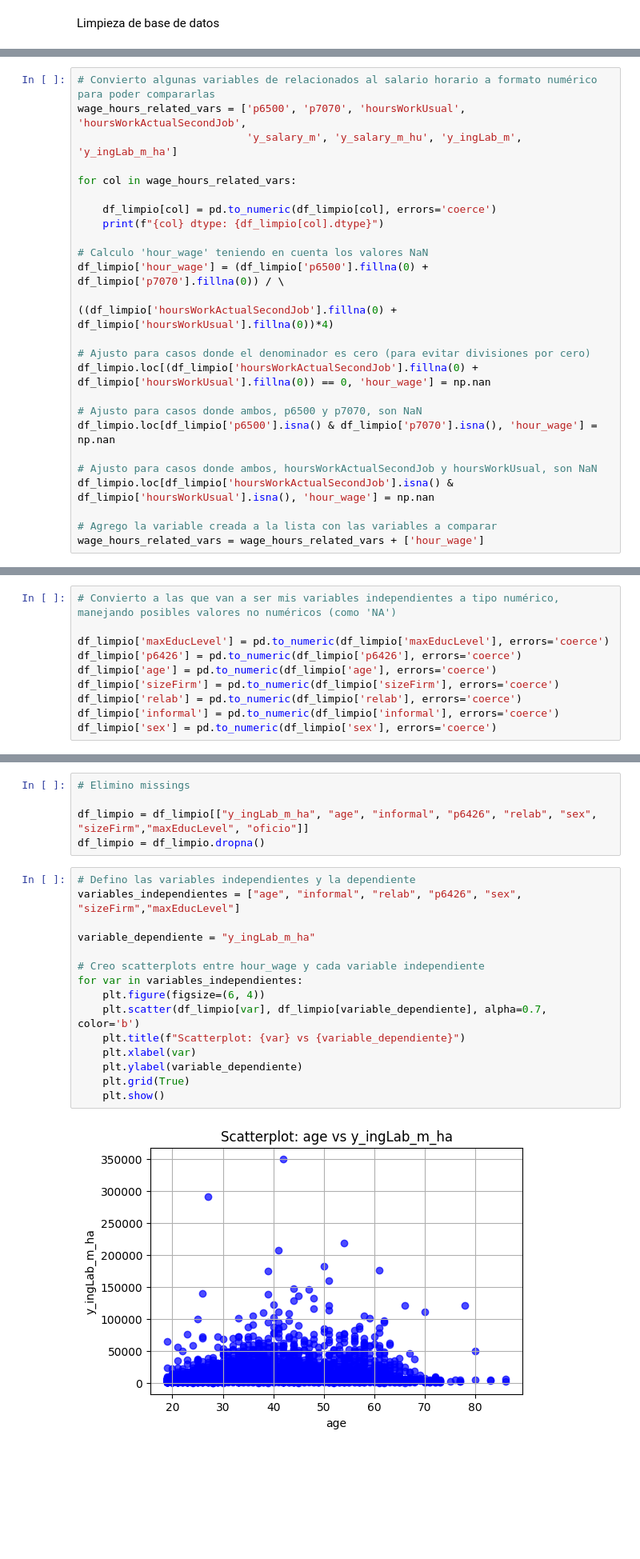
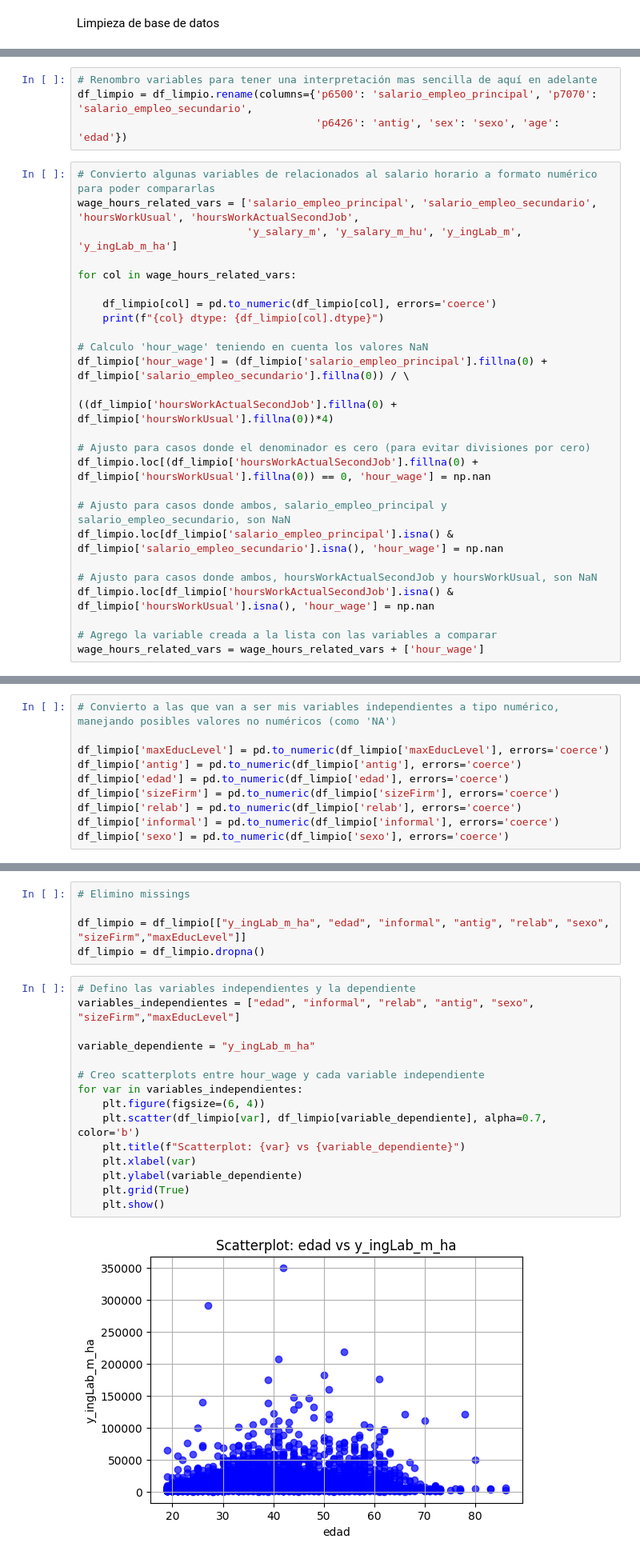
Before and after one commit to milagrosonofri/Problem_Set_1, a Jupyter notebook: PS1.ipynb, the cells around one changed output, grey strips where cells are left out. Shown at 80% size. Cells and saved outputs as stored; diff of their text form; blank space fills up the shorter version.

```diff
--- a/PS1.ipynb
+++ b/PS1.ipynb
@@ -109,9 +109,13 @@ Columns: 178 entries,  to y_total_m_ha
 dtypes: object(178)
 memory usage: 22.4+ MB
 None
+# %%
+# Renombro variables para tener una interpretación mas sencilla de aquí en adelante
+df_limpio = df_limpio.rename(columns={'p6500': 'salario_empleo_principal', 'p7070': 'salario_empleo_secundario',
+                                      'p6426': 'antig', 'sex': 'sexo', 'age': 'edad'})
 # %%
 # Convierto algunas variables de relacionados al salario horario a formato numérico para poder compararlas
-wage_hours_related_vars = ['p6500', 'p7070', 'hoursWorkUsual', 'hoursWorkActualSecondJob',
+wage_hours_related_vars = ['salario_empleo_principal', 'salario_empleo_secundario', 'hoursWorkUsual', 'hoursWorkActualSecondJob',
                            'y_salary_m', 'y_salary_m_hu', 'y_ingLab_m', 'y_ingLab_m_ha']
 
 for col in wage_hours_related_vars:
@@ -120,14 +124,14 @@ for col in wage_hours_related_vars:
     print(f"{col} dtype: {df_limpio[col].dtype}")
 
 # Calculo 'hour_wage' teniendo en cuenta los valores NaN
-df_limpio['hour_wage'] = (df_limpio['p6500'].fillna(0) + df_limpio['p7070'].fillna(0)) / \
+df_limpio['hour_wage'] = (df_limpio['salario_empleo_principal'].fillna(0) + df_limpio['salario_empleo_secundario'].fillna(0)) / \
                                          ((df_limpio['hoursWorkActualSecondJob'].fillna(0) + df_limpio['hoursWorkUsual'].fillna(0))*4)
 
 # Ajusto para casos donde el denominador es cero (para evitar divisiones por cero)
 df_limpio.loc[(df_limpio['hoursWorkActualSecondJob'].fillna(0) + df_limpio['hoursWorkUsual'].fillna(0)) == 0, 'hour_wage'] = np.nan
 
-# Ajusto para casos donde ambos, p6500 y p7070, son NaN
-df_limpio.loc[df_limpio['p6500'].isna() & df_limpio['p7070'].isna(), 'hour_wage'] = np.nan
+# Ajusto para casos donde ambos, salario_empleo_principal y salario_empleo_secundario, son NaN
+df_limpio.loc[df_limpio['salario_empleo_principal'].isna() & df_limpio['salario_empleo_secundario'].isna(), 'hour_wage'] = np.nan
 
 # Ajusto para casos donde ambos, hoursWorkActualSecondJob y hoursWorkUsual, son NaN
 df_limpio.loc[df_limpio['hoursWorkActualSecondJob'].isna() & df_limpio['hoursWorkUsual'].isna(), 'hour_wage'] = np.nan
@@ -194,9 +182,9 @@ Unique values in 'informal':
 # Convierto a las que van a ser mis variables independientes a tipo numérico, manejando posibles valores no numéricos (como 'NA')
 
 df_limpio['maxEducLevel'] = pd.to_numeric(df_limpio['maxEducLevel'], errors='coerce')
-df_limpio['p6426'] = pd.to_numeric(df_limpio['p6426'], errors='coerce')
-df_limpio['age'] = pd.to_numeric(df_limpio['age'], errors='coerce')
+df_limpio['antig'] = pd.to_numeric(df_limpio['antig'], errors='coerce')
+df_limpio['edad'] = pd.to_numeric(df_limpio['edad'], errors='coerce')
 df_limpio['sizeFirm'] = pd.to_numeric(df_limpio['sizeFirm'], errors='coerce')
 df_limpio['relab'] = pd.to_numeric(df_limpio['relab'], errors='coerce')
 df_limpio['informal'] = pd.to_numeric(df_limpio['informal'], errors='coerce')
-df_limpio['sex'] = pd.to_numeric(df_limpio['sex'], errors='coerce')
+df_limpio['sexo'] = pd.to_numeric(df_limpio['sexo'], errors='coerce')
@@ -297,24 +267,24 @@ plt.show()
 # %%
 # Elimino missings
 
-df_limpio = df_limpio[["y_ingLab_m_ha", "age", "informal", "p6426", "relab", "sex", "sizeFirm","maxEducLevel", "oficio"]]
+df_limpio = df_limpio[["y_ingLab_m_ha", "edad", "informal", "antig", "relab", "sexo", "sizeFirm","maxEducLevel"]]
 df_limpio = df_limpio.dropna()
 # %%
 # Defino las variables independientes y la dependiente
-variables_independientes = ["age", "informal", "relab", "p6426", "sex", "sizeFirm","maxEducLevel"]
+variables_independientes = ["edad", "informal", "relab", "antig", "sexo", "sizeFirm","maxEducLevel"]
 
 variable_dependiente = "y_ingLab_m_ha"
 
 # Creo scatterplots entre hour_wage y cada variable independiente
 for var in variables_independientes:
     plt.figure(figsize=(6, 4))
     plt.scatter(df_limpio[var], df_limpio[variable_dependiente], alpha=0.7, color='b')
     plt.title(f"Scatterplot: {var} vs {variable_dependiente}")
     plt.xlabel(var)
     plt.ylabel(variable_dependiente)
     plt.grid(True)
     plt.show()
 # %% [output]
-[figure, old version]
+[figure, new version]
 [figure]
 [figure]
```
Also changed, not shown: parts of 8 cells of this notebook.
